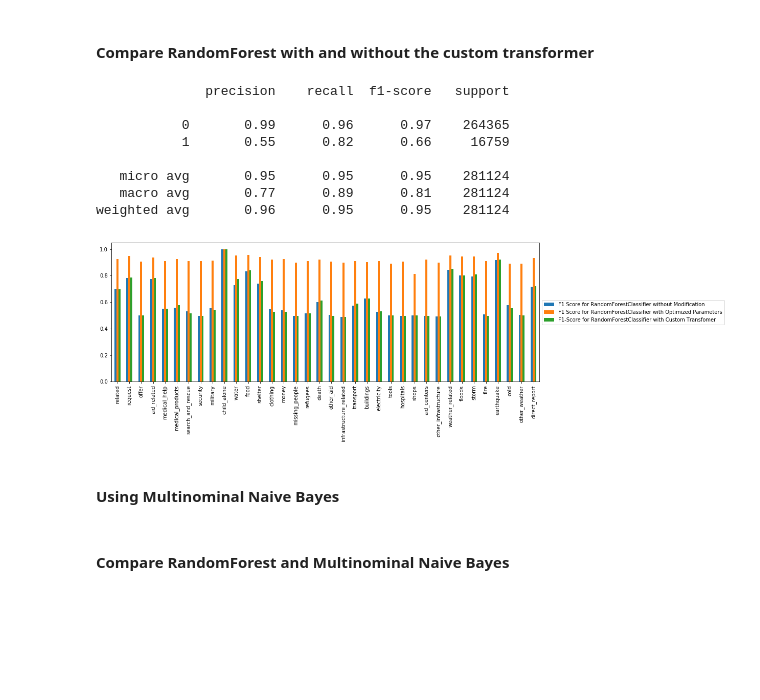
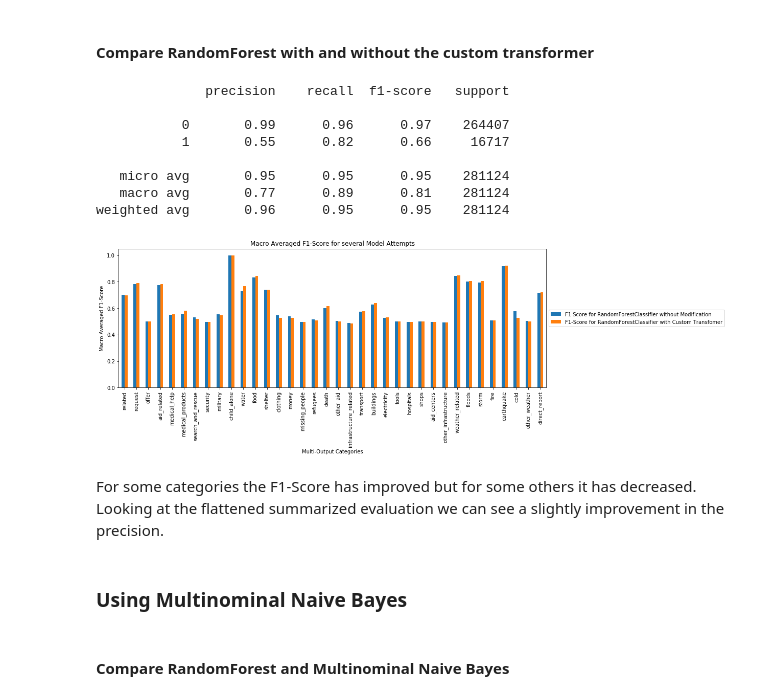
Before and after one commit to herrfeder/DataScientist, a Jupyter notebook: Project_02_Disaster_Response_Pipelines/02_ML_Pipeline_Preparation.ipynb, the cells around one changed output. Saved outputs shown, nothing was run; the diff lists cells and outputs as text; code cells hidden in the pictures; blank space fills up the shorter version.

```diff
--- a/Project_02_Disaster_Response_Pipelines/02_ML_Pipeline_Preparation.ipynb
+++ b/Project_02_Disaster_Response_Pipelines/02_ML_Pipeline_Preparation.ipynb
@@ -406,6 +414,17 @@ class MessageIsQuestion(BaseEstimator, TransformerMixin):
         self.q_reg = re.compile(question_reg)
 
     def message_question(self, text):
+        '''
+        Will get on text message per execution. After Tokenizing by sentences, it will return 1
+        on matching the regex question_reg or 0 for not matching.
+
+        Input Arguments:
+            text: Single String with message
+
+        Output:
+            output: Returns 1 if text includes Question and returns 0 when Question doesn't include question
+
+        '''
         # tokenize by sentences
         sentence_list =  nltk.sent_tokenize(text)
         for sentence in sentence_list:
@@ -420,11 +439,24 @@ class MessageIsQuestion(BaseEstimator, TransformerMixin):
         return self
 
     def transform(self, X):
+        '''
+        Will go through single column DataFrame and applies message_question to every message in the row.
+        The returning DataFrame holds 1's or 0's whether the message includes question or not.
+
+        Input Arguments:
+            X: DataFrame with single column or array/list
+
+        Output:
+            output: Cleaned DataFrame with 1's and 0's for messages
+        '''
+
         # apply message_question function to all values in X
         X_tagged = pd.Series(X).apply(self.message_question)
+
+        # clean the resulting Dataframe that it can be processed through the pipeline
         df = pd.DataFrame(X_tagged)
         df.fillna(0, inplace=True)
-        df["message"] = df["message"].astype(int)
+        df = df.astype(int)
 
         return df
 # %% [markdown]
@@ -440,7 +472,7 @@ The arising errors could be resolved reading this post:
 miq = MessageIsQuestion()
 output = miq.transform(X_train)
 # %%
-pipeline = Pipeline([
+rfc_ct_pipe = Pipeline([
         ('features', FeatureUnion([
 
             ('text_pipeline', Pipeline([
@@ -456,18 +488,18 @@ pipeline = Pipeline([
                                                              criterion="gini"))
     )])
 # %%
-_ = pipeline.fit(X_train, Y_train)
+_ = rfc_ct_pipe.fit(X_train, Y_train)
 # %% [markdown]
 #### Compare RandomForest with and without the custom transformer
 # %%
-Y_pred_03 = pipeline.predict(X_test)
+Y_pred_03 = rfc_ct_pipe.predict(X_test)
 # %%
 return_flatted_f1_prec_recall(Y_pred_03, Y_test)
 # %% [output]
               precision    recall  f1-score   support
 
-           0       0.99      0.96      0.97    264365
-           1       0.55      0.82      0.66     16759
+           0       0.99      0.96      0.97    264407
+           1       0.55      0.82      0.66     16717
 
    micro avg       0.95      0.95      0.95    281124
    macro avg       0.77      0.89      0.81    281124
@@ -475,14 +507,19 @@ weighted avg       0.96      0.95      0.95    281124
 # %%
 cla_report_rfc_ct=pd.Series(return_multioutput_f1_prec_recall(Y_pred_03, Y_test,mac_avg=True))
 cla_report_rfc_ct = cla_report_rfc_ct.to_frame()
 cla_report_rfc_ct.rename(columns={0:"F1-Score for RandomForestClassifier with Custom Transfomer"}, inplace=True)
-cla_report_rfc_ct = pd.concat([cla_report_rfc_a, cla_report_rfc_ct], axis=1)
+cla_report_rfc_ct = pd.concat([cla_report_rfc_b, cla_report_rfc_ct], axis=1)
 _ = cla_report_rfc_ct.plot(kind="bar", figsize=(15,5))
 _ = plt.legend(loc='center left', bbox_to_anchor=(1.0, 0.5))
+_ = plt.title("Macro Averaged F1-Score for several Model Attempts")
+_ = plt.ylabel("Macro Averaged F1-Score")
+_ = plt.xlabel("Multi-Output Categories")
 # %% [output]
-[figure, old version]
+[figure, new version]
+# %% [markdown]
+For some categories the F1-Score has improved but for some others it has decreased. Looking at the flattened summarized evaluation we can see a slightly improvement in the precision.
 # %% [markdown]
-#### Using Multinominal Naive Bayes
+### Using Multinominal Naive Bayes
 # %%
 # https://scikit-learn.org/stable/modules/generated/sklearn.naive_bayes.MultinomialNB.html?highlight=nlp
 from sklearn.naive_bayes import MultinomialNB
```
Also changed, not shown: parts of 12 cells of this notebook, 3 other files.
